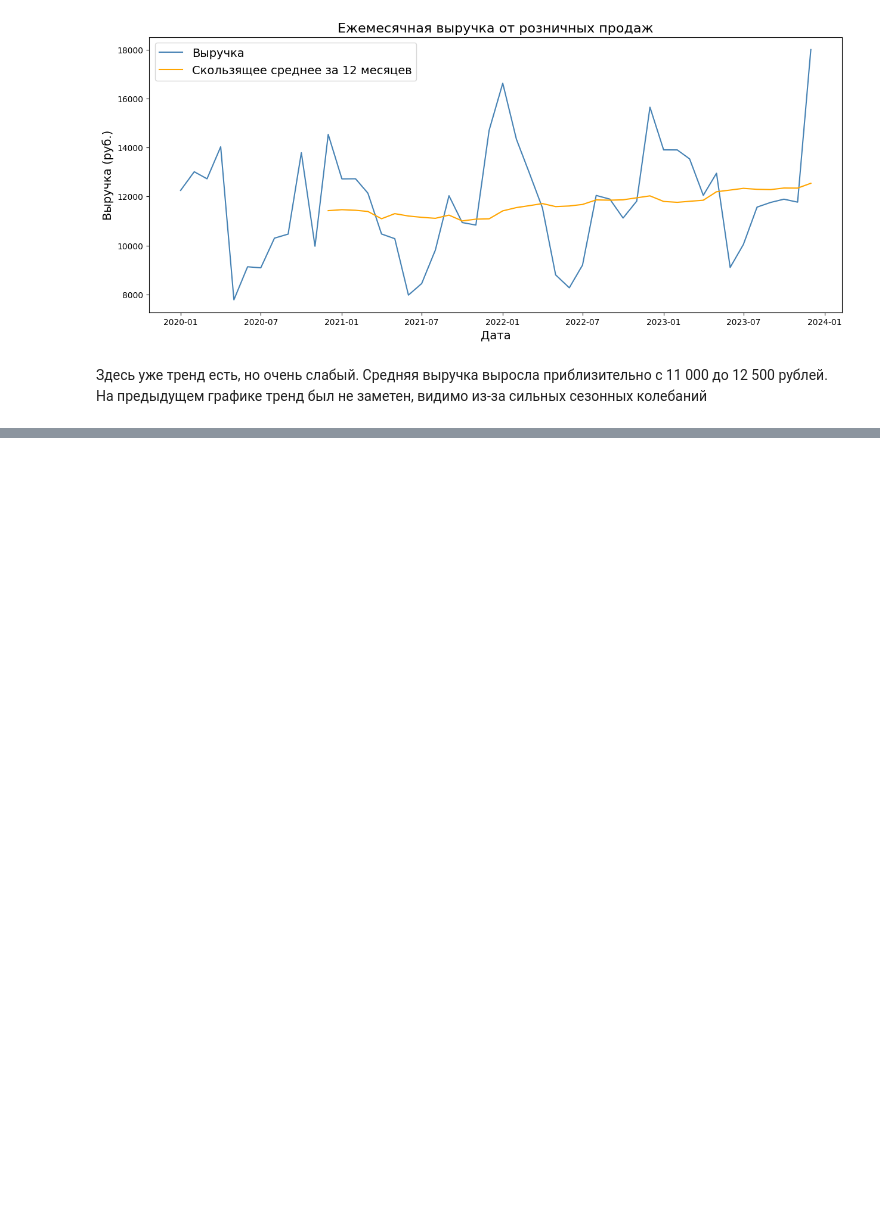
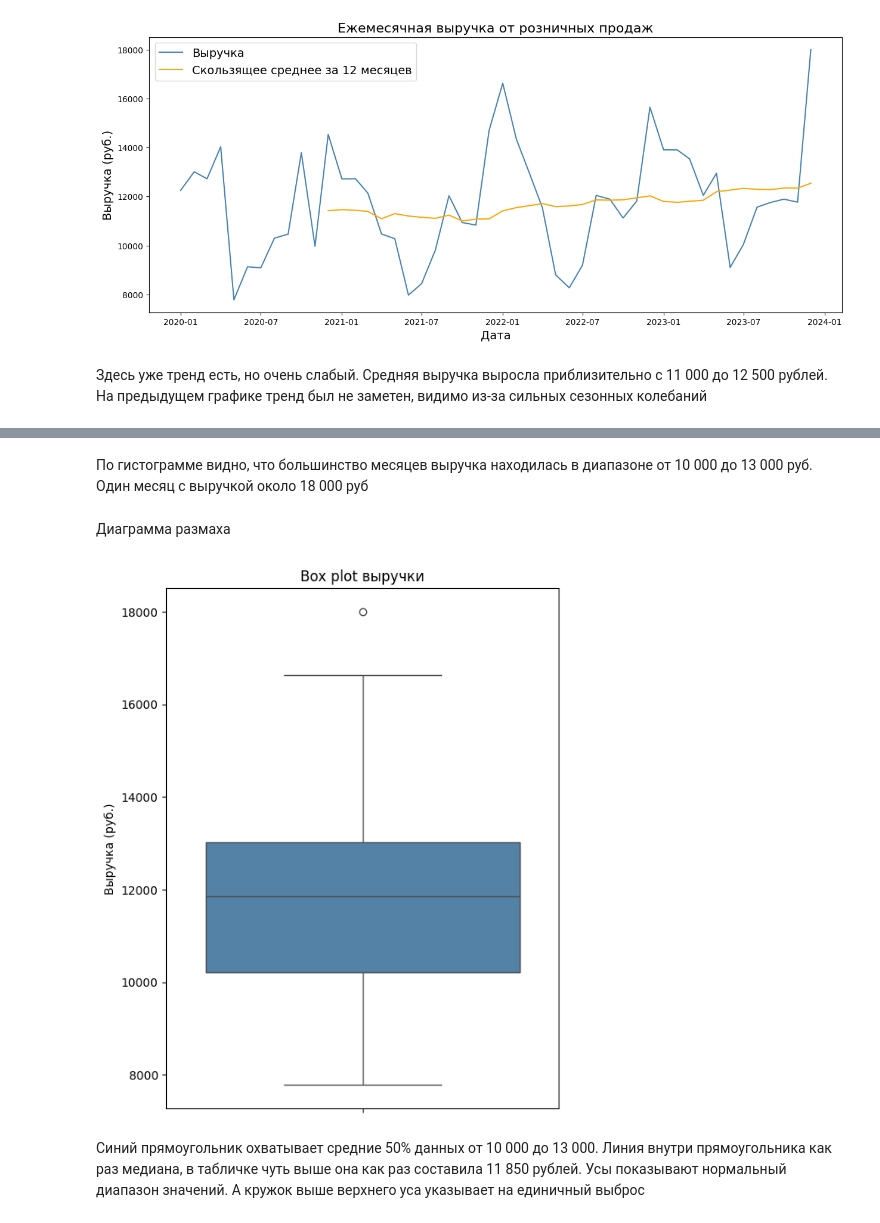
Before and after one commit to gureeva07/predictive_analytics_lab1, a Jupyter notebook: lab1.ipynb, the cells around one changed output, grey strips where cells are left out. Drawn from its saved outputs; the diff is of its cells as text; code cells hidden in the pictures; blank space fills up the shorter version.

Commit message:
добавила статистический анализ, гистаграмму и диаграмму размаха

```diff
--- a/lab1.ipynb
+++ b/lab1.ipynb
@@ -46,0 +95,17 @@ plt.show()
+# %% [markdown]
+По гистограмме видно, что большинство месяцев выручка находилась в диапазоне от 10 000 до 13 000 руб. Один месяц с выручкой около 18 000 руб
+# %% [markdown]
+Диаграмма размаха
+# %%
+import matplotlib.pyplot as plt
+import seaborn as sns
+
+plt.figure(figsize=(6, 8))
+sns.boxplot(y=df['SalesAmount'], color='steelblue')
+plt.title('Box plot выручки')
+plt.ylabel('Выручка (руб.)')
+plt.show()
+# %% [output]
+[figure, added]
+# %% [markdown]
+Синий прямоугольник охватывает средние 50% данных от 10 000 до 13 000. Линия внутри прямоугольника как раз медиана, в табличке чуть выше она как раз составила 11 850 рублей. Усы показывают нормальный диапазон значений. А кружок выше верхнего уса указывает на единичный выброс
```
Also changed, not shown: parts of 8 cells of this notebook.
